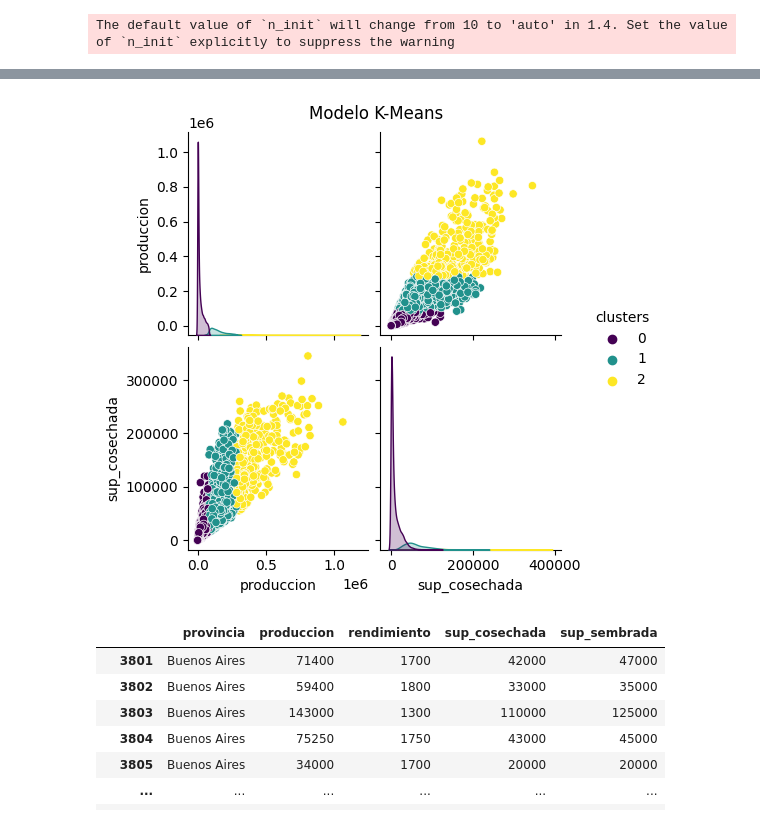
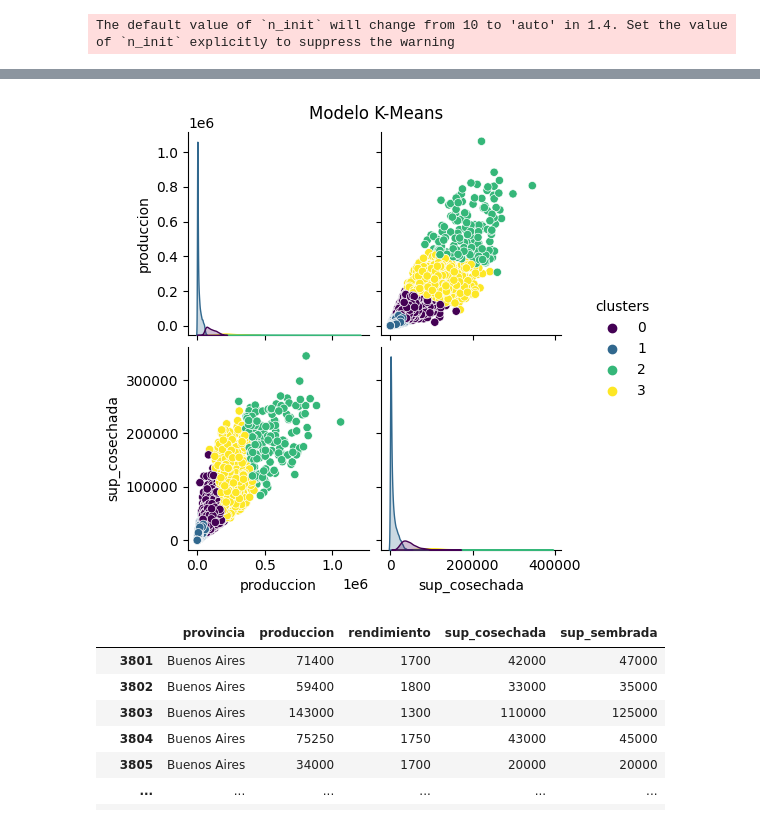
Before and after one commit to IvanGonzal0/Proyecto_Final_BigData, a Jupyter notebook: Final_BigData_IvanGonzaloTapia.ipynb, the cells around one changed output, grey strips where cells are left out. Cells and saved outputs as stored; diff of their text form; code cells hidden in the pictures.

Commit message:
Análisis de Estimación de la producción de Soja y Clustering

```diff
--- a/Final_BigData_IvanGonzaloTapia.ipynb
+++ b/Final_BigData_IvanGonzaloTapia.ipynb
@@ -407,12 +459,13 @@ df_new
 # %%
+# Vamos a seleccionar el cultivo del trigo para analizar a nivel País
 # Cultivos Seleccionados
 cultivos_deseados = ['Trigo total']
 
 # Filtro el DataFrame solo para esos
-df_filtrado = nuevo_df[nuevo_df['cultivo'].isin(cultivos_deseados)]
+df_estimacion_trigo = df_estimacion[df_estimacion['cultivo'].isin(cultivos_deseados)]
 
 # Muestra el DataFrame resultante
-df_filtrado
+df_estimacion_trigo
 # %% [output]
 |  | id_provincia | provincia | id_cultivo | campania | cultivo | sup_sembrada | sup_cosechada | produccion | ... |
 | 3801 | 6 | Buenos Aires | 28 | 1969/1970 | Trigo total | 47000 | 42000 | 71400 | ... |
@@ -497,7 +555,7 @@ from sklearn.neighbors import NearestNeighbors
 from sklearn.metrics import silhouette_score
 from sklearn.cluster import estimate_bandwidth
 # %%
-X = df_filtrado[['produccion', 'rendimiento']]
+X = df_estimacion_trigo[['produccion', 'rendimiento', 'sup_sembrada', 'sup_cosechada']]
 # %%
 def find_optimal_clusters_kmeans(data, max_k):
     sse = [] # Suma de los errores cuadrados
@@ -517,15 +575,15 @@ find_optimal_clusters_kmeans(X, 10)
 # %%
 #creacion del modelo con K optimo
-kmeans = KMeans(n_clusters=3, random_state=42)
+kmeans = KMeans(n_clusters=4, random_state=42)
 #entrenamos el modelo y guardamos los resutados en la variable clusters
 clusters = kmeans.fit_predict(X)
 # %% [output]
 The default value of `n_init` will change from 10 to 'auto' in 1.4. Set the value of `n_init` explicitly to suppress the warning
 # %%
 # creamos un df para el modelo KMeans, al que le vamos a agregar los clusters obtenidos
-df_filtrado_km = df_filtrado.copy()
-df_filtrado_km['clusters'] = clusters
-df_filtrado_km
+df_estimacion_trigo_km = df_estimacion_trigo.copy()
+df_estimacion_trigo_km['clusters'] = clusters
+df_estimacion_trigo_km
 # %% [output]
 |  | id_provincia | provincia | id_cultivo | campania | cultivo | sup_sembrada | sup_cosechada | produccion | ... |
 | 3801 | 6 | Buenos Aires | 28 | 1969/1970 | Trigo total | 47000 | 42000 | 71400 | ... |
@@ -562,9 +601,9 @@ df_filtrado_km
 # %%
 import seaborn as sns
 import matplotlib.pyplot as plt
 
-sns.pairplot(df_filtrado_km, hue='clusters', palette='viridis', vars=['produccion', 'sup_cosechada'])
+sns.pairplot(df_estimacion_trigo_km, hue='clusters', palette='viridis', vars=['produccion', 'sup_cosechada'])
 plt.suptitle('Modelo K-Means', y=1)
 plt.show()
 # %% [output]
-[figure, old version]
+[figure, new version]
```
Also changed, not shown: parts of 61 cells of this notebook.
